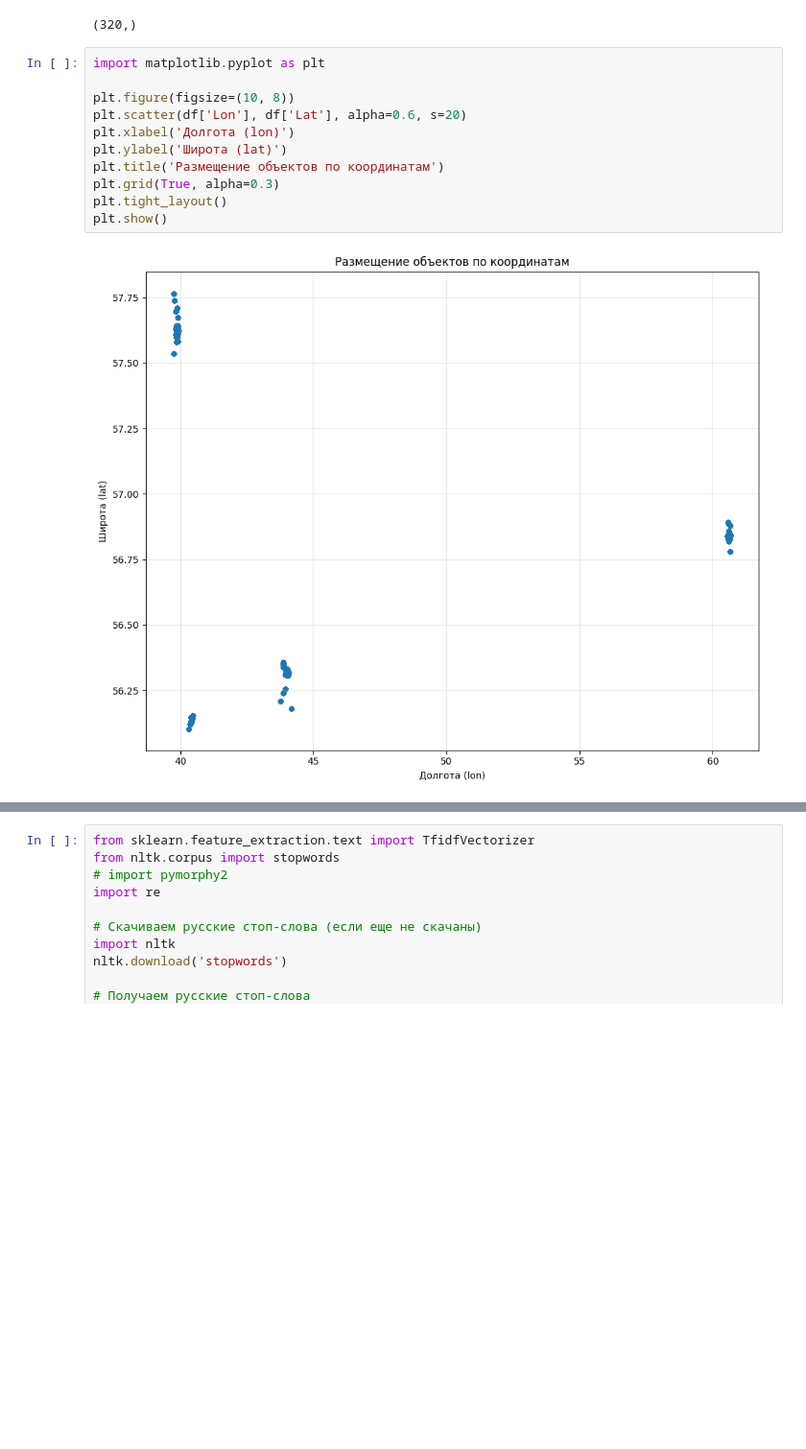
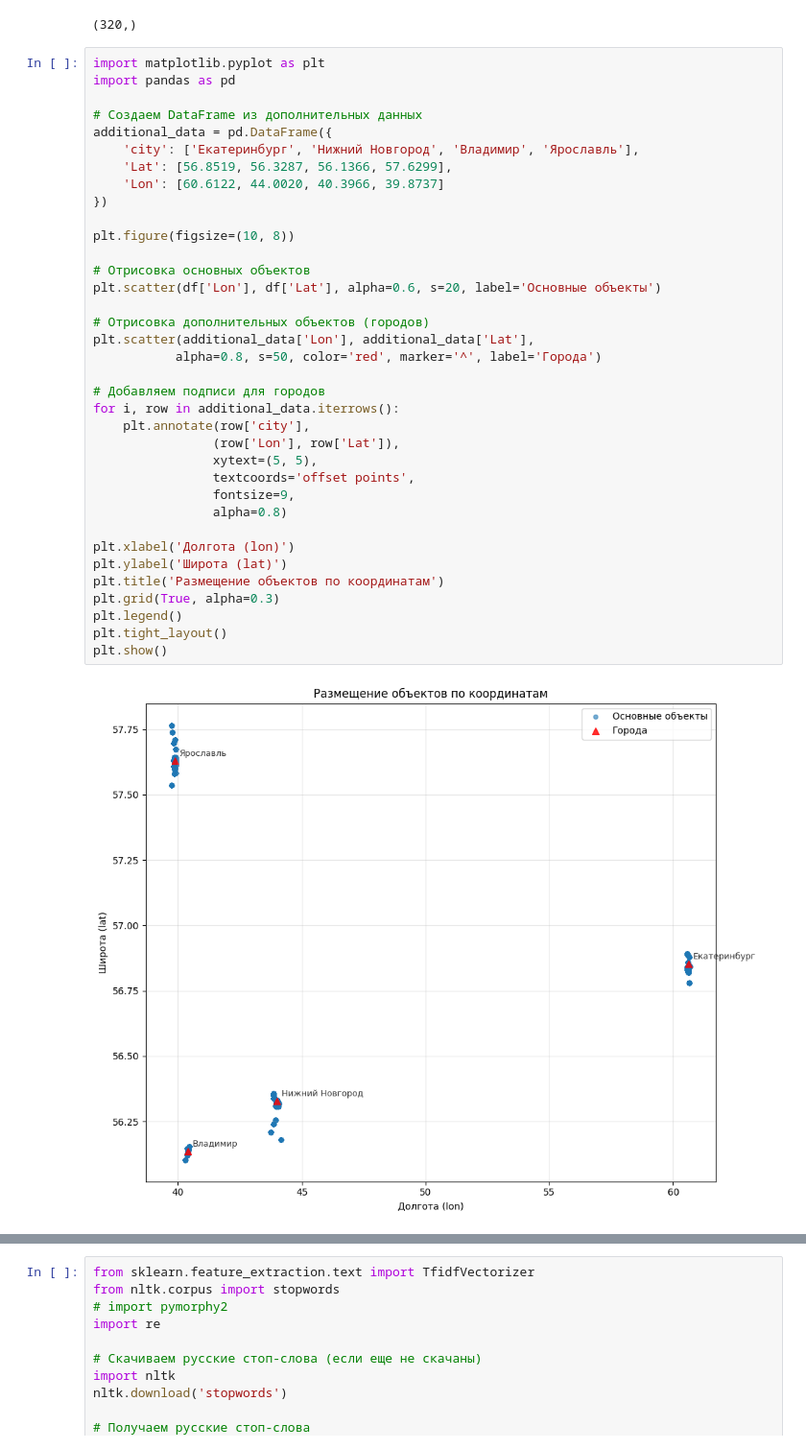
Before and after one commit to alex-chin/dls_part_2_nlp, a Jupyter notebook: week_08_chatgpt_instruction_tuning_RAG/Homework/hw05_rag.ipynb, the cells around one changed output, grey strips where cells are left out. Shown at 96% size. Cells and saved outputs as stored; diff of their text form; blank space fills up the shorter version.

```diff
--- a/week_08_chatgpt_instruction_tuning_RAG/Homework/hw05_rag.ipynb
+++ b/week_08_chatgpt_instruction_tuning_RAG/Homework/hw05_rag.ipynb
@@ -385,14 +390,39 @@ df.Lon.unique().shape
 (320,)
 # %%
 import matplotlib.pyplot as plt
+import pandas as pd
+
+# Создаем DataFrame из дополнительных данных
+additional_data = pd.DataFrame({
+    'city': ['Екатеринбург', 'Нижний Новгород', 'Владимир', 'Ярославль'],
+    'Lat': [56.8519, 56.3287, 56.1366, 57.6299],
+    'Lon': [60.6122, 44.0020, 40.3966, 39.8737]
+})
 
 plt.figure(figsize=(10, 8))
-plt.scatter(df['Lon'], df['Lat'], alpha=0.6, s=20)
+
+# Отрисовка основных объектов
+plt.scatter(df['Lon'], df['Lat'], alpha=0.6, s=20, label='Основные объекты')
+
+# Отрисовка дополнительных объектов (городов)
+plt.scatter(additional_data['Lon'], additional_data['Lat'],
+           alpha=0.8, s=50, color='red', marker='^', label='Города')
+
+# Добавляем подписи для городов
+for i, row in additional_data.iterrows():
+    plt.annotate(row['city'],
+                (row['Lon'], row['Lat']),
+                xytext=(5, 5),
+                textcoords='offset points',
+                fontsize=9,
+                alpha=0.8)
+
 plt.xlabel('Долгота (lon)')
 plt.ylabel('Широта (lat)')
 plt.title('Размещение объектов по координатам')
 plt.grid(True, alpha=0.3)
+plt.legend()
 plt.tight_layout()
 plt.show()
 # %% [output]
-[figure, old version]
+[figure, new version]
```
Also changed, not shown: parts of 25 cells of this notebook.
